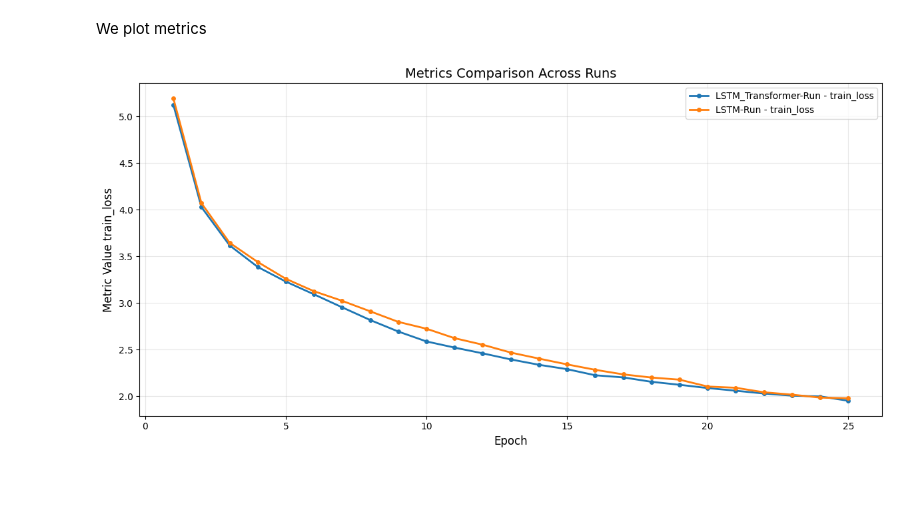
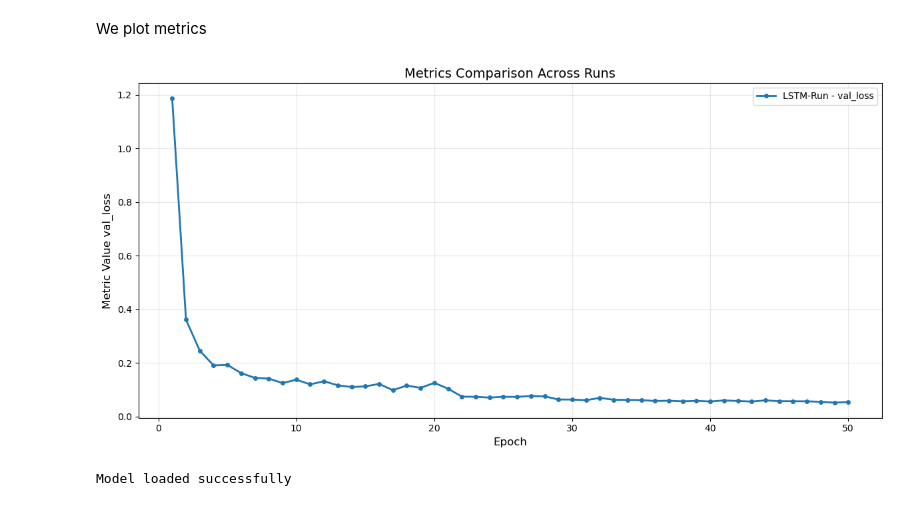
Before and after one commit to ChrAN103/Increasing-Maritime-Domain-Awareness-using-spatio-temporal-sequential-data, a Jupyter notebook: main.ipynb, the cells around one changed output. Drawn from its saved outputs; the diff is of its cells as text; code cells hidden in the pictures.

```diff
--- a/main.ipynb
+++ b/main.ipynb
@@ -73,38 +73,38 @@ config = {
 
 
     "DOWNLOAD_DATA_FROM_SOURCE": False, #Set to True if data needs to be downloaded from source
-    "Experiment_Name": "Test Notebook",
-    #"Experiment_Name": "Classifier-Experiment - Full Run 1: 25.Nov.2025",
+    "Experiment_Name": "AIS-Classifier-Experiment",
 
 
     ##Paths for saving and loading models and data
-    "LOAD_CLEANED_DATA_PATH": "data/cleaned_data.parquet",
-    "DATA_PATH": "data/processed_data",
+    "LOAD_CLEANED_DATA_PATH": "../data/cleanded_data.parquet",
+
+    "DATA_PATH": "../data/processed_data",
 }
 
 
 #By chaning the hyperparams, it should be noted that no Pretrained models exist
 hyperparams = {
         "general": {
-        "batch_size": 128,
+        "batch_size": 32,
         "num_epochs": 50,
         "learning_rate": 0.0001,
         },
 
         #Model specific hyperparameters
         "LSTM": {
-        "lstm_hidden_size": 64,
-        "lstm_num_layers": 5,
-        "dropout": 0.1,
+        "lstm_hidden_size": 1024,
+        "lstm_num_layers": 2,
+        "dropout": 0.3,
         "batch_first": True
         },
 
         "LSTM_Transformer": {
-        "hidden_size": 256,
-        "num_lstm_layers": 5,
+        "hidden_size": 1024,
+        "num_lstm_layers": 2,
         "num_heads": 8,
         "num_transformer_layers": 6,
-        "dropout": 0.1,
+        "dropout": 0.3,
         "batch_first": True
         }
     }
@@ -408,8 +408,8 @@ To make sure we consider features that can help the model perform better, we do
 We have already done a few feature engineering steps in the data preparation notebook, such as:
 - Finding cos & sin of COG to represent direction better.
 # %%
-train_df, test_df = dataloader.train_test_split(df = df_clean, prediction_horizon_hours=2.0)
-train_df, val_df = dataloader.train_test_split(df = train_df, prediction_horizon_hours=0, test_size=0.2) # should not remove further hours for validation as 2 hours are already removed
+train_df, val_df, test_df = dataloader.train_test_split(df=df_clean)
+
 
 train_dataset = MaritimeDataset(train_df)
 print("Feature Engineering: New columns in input data are")
@@ -594,8 +601,7 @@ Load model and metrics
 # Get all runs from the experiment
 
 #To do: Delete manual sat experiment name
-#experiment = client.get_experiment_by_name(config["Experiment_Name"])
-experiment = client.get_experiment_by_name("Classifier-Experiment - Full Run 1: 25.Nov.2025")
+experiment = client.get_experiment_by_name(config["Experiment_Name"])
 experiment_id = experiment.experiment_id
 
 all_runs = client.search_runs(
@@ -692,33 +694,48 @@ def plot_runs_comparison(client, run_ids, metric_names=None):
     fig, ax = plt.subplots(figsize=(12, 6))
 
     for run_id in run_ids:
         run = client.get_run(run_id)
         run_name = run.info.run_name or run_id[:8]
 
         metrics_history = get_run_metrics_history(client, run_id, metric_names)
 
         for metric_name, history in metrics_history.items():
             if history:
                 steps, values, _ = zip(*history)
                 ax.plot(steps, values, marker='o', label=f'{run_name} - {metric_name}', linewidth=2, markersize=4)
     if (not metric_names):
         metric_names = []
 
     names = ' '.join(metric_names)  # 'hello world test'
 
 
     ax.set_xlabel('Epoch', fontsize=12)
     ax.set_ylabel(f'Metric Value {names}', fontsize=12)
     ax.set_title('Metrics Comparison Across Runs', fontsize=14)
     ax.legend(loc='best')
     ax.grid(True, alpha=0.3)
     plt.tight_layout()
     plt.show()
 
 
 # Example usage:
 run_id_1 = all_runs[1].info.run_id
-run_id_2 = all_runs[2].info.run_id
-plot_runs_comparison(client, [run_id_1, run_id_2], metric_names=['train_loss'])
+#run_id_2 = all_runs[2].info.run_id
+plot_runs_comparison(client, [run_id_1], metric_names=['val_loss'])
 # %% [output]
-[figure, old version]
+[figure, new version]
+# %%
+
+
+# 1. Get the Run ID (e.g., from your search_runs code)
+# run_id = "YOUR_RUN_ID_HERE"
+
+# The artifact path is "LSTM_Model" as defined in your training loop
+model_uri = f"runs:/{run_id}/LSTM_Model"
+
+# 3. Load the model
+lstm_model = mlflow.pytorch.load_model(model_uri)
+
+print("Model loaded successfully")
+# %% [output]
+Model loaded successfully
```
Also changed, not shown: parts of 8 cells of this notebook.
